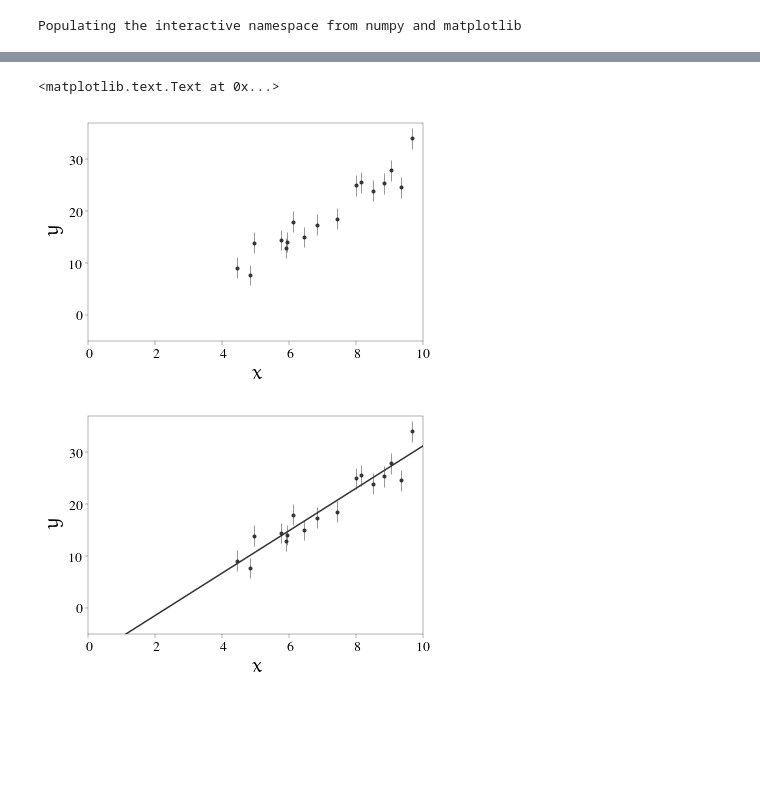
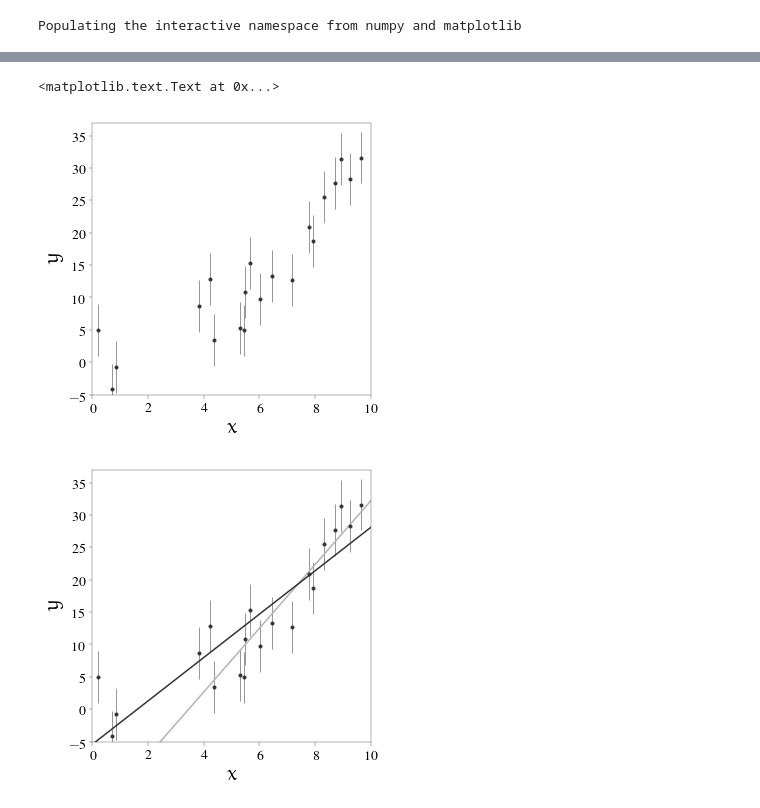
Before and after one commit to ajmejia/1st-phd-seminar, a Jupyter notebook: examples.ipynb, the cells around one changed output, grey strips where cells are left out. Saved outputs shown, nothing was run; the diff lists cells and outputs as text; code cells hidden in the pictures; blank space fills up the shorter version.

```diff
--- a/examples.ipynb
+++ b/examples.ipynb
@@ -50,0 +96,25 @@ data = real_model(x, real_params) + array([skewnorm.rvs(sk,mu,sigma) for i in xr
+# %%
+mask_linear = x>4.0
+
+# gráfico del conjunto de datos
+figure()
+errorbar(x[mask_linear], obs[mask_linear], sigma, fmt=".", ecolor="0.2", color="0.2", lw=0.5)
+xlim(0, 10)
+ylim(-5, 37)
+xlabel(r"$x$")
+ylabel(r"$y$")
+
+# definir función a minimizar
+residuals = lambda params: obs[mask_linear] - model(x[mask_linear], params)
+initial_params = [0.5, 0.0]
+lsq_params = leastsq(residuals, initial_params, full_output=True)
+lin_params = lsq_params[0]
+lin_cov = lsq_params[1]
+# gráfico del ajuste por mínimos cuadrados
+figure()
+plot(X, model(X, lin_params), "-", color="0.2", lw=1.5)
+errorbar(x[mask_linear], obs[mask_linear], sigma, fmt=".", ecolor="0.2", color="0.2", lw=0.5)
+xlim(0, 10)
+ylim(-5, 37)
+xlabel(r"$x$")
+ylabel(r"$y$")
@@ -51,29 +156,31 @@ data = real_model(x, real_params) + array([skewnorm.rvs(sk,mu,sigma) for i in xr
 # %%
-mask = x>4.0
+mask_nlinear = x>0.0
 
 # gráfico del conjunto de datos
 figure()
-errorbar(x[mask], data[mask], sigma, fmt=".", ecolor="0.2", color="0.2", lw=0.5)
+errorbar(x[mask_nlinear], obs[mask_nlinear], sigma, fmt=".", ecolor="0.2", color="0.2", lw=0.5)
 xlim(0, 10)
 ylim(-5, 37)
 xlabel(r"$x$")
 ylabel(r"$y$")
 
 # gráfico del ajuste por mínimos cuadrados
 figure()
 # definir función a minimizar
-residuals = lambda params: data[mask] - model(x[mask], params)
+residuals = lambda params: obs[mask_nlinear] - model(x[mask_nlinear], params)
 initial_params = [0.5, 0.0]
-lsq_params = leastsq(residuals, initial_params)
-old_params = lsq_params
+lsq_params = leastsq(residuals, initial_params, full_output=True)
+nli_params = lsq_params[0]
+nli_cov = lsq_params[1]
 
-plot(X, model(X, lsq_params[0]), "-", color="0.2", lw=1.5)
-errorbar(x[mask], data[mask], sigma, fmt=".", ecolor="0.2", color="0.2", lw=0.5)
+plot(X, model(X, lin_params), "-", color="0.7", lw=1.5)
+plot(X, model(X, nli_params), "-", color="0.2", lw=1.5)
+errorbar(x[mask_nlinear], obs[mask_nlinear], sigma, fmt=".", ecolor="0.2", color="0.2", lw=0.5)
 xlim(0, 10)
 ylim(-5, 37)
 xlabel(r"$x$")
 ylabel(r"$y$")
 # %% [output]
 <matplotlib.text.Text at 0x...>
-[figure, old version]
+[figure, new version]
-[figure, old version]
+[figure, new version]
```
Also changed, not shown: parts of 10 cells of this notebook.
